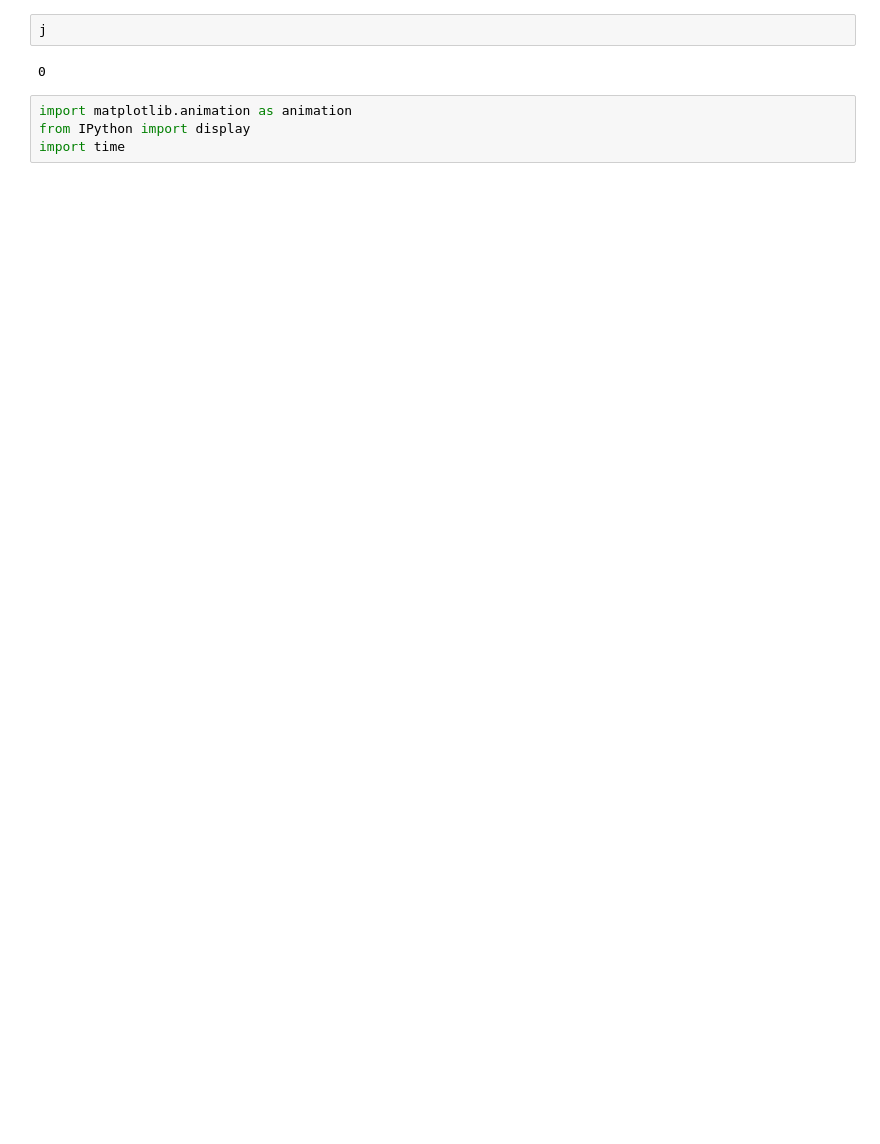
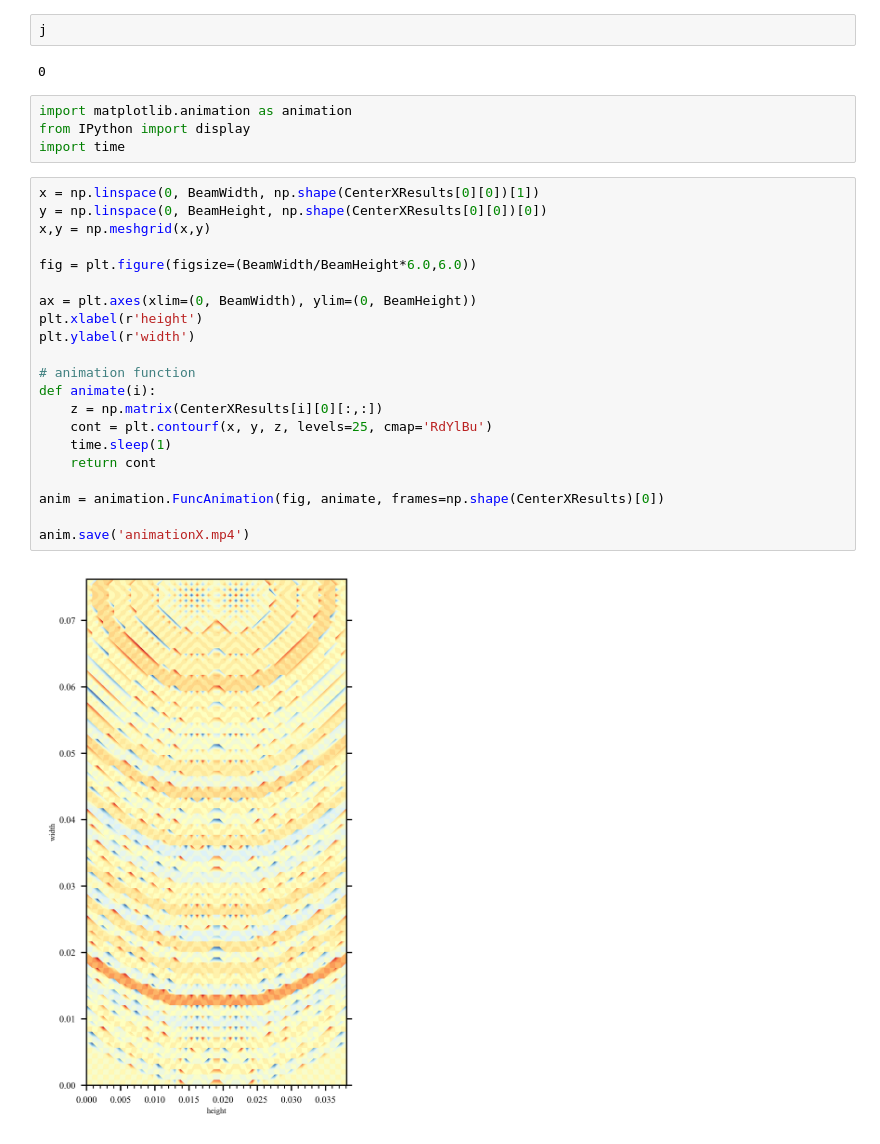
Before and after one commit to danchendrickson/Prospectus, a Jupyter notebook: EFIT/Self_EFIT.ipynb, the cells around one changed output. Drawn from its saved outputs; the diff is of its cells as text; blank space fills up the shorter version.

```diff
--- a/EFIT/Self_EFIT.ipynb
+++ b/EFIT/Self_EFIT.ipynb
@@ -576,4 +617,27 @@ j
 import matplotlib.animation as animation
 from IPython import display
 import time
+# %%
+x = np.linspace(0, BeamWidth, np.shape(CenterXResults[0][0])[1])
+y = np.linspace(0, BeamHeight, np.shape(CenterXResults[0][0])[0])
+x,y = np.meshgrid(x,y)
+
+fig = plt.figure(figsize=(BeamWidth/BeamHeight*6.0,6.0))
+
+ax = plt.axes(xlim=(0, BeamWidth), ylim=(0, BeamHeight))
+plt.xlabel(r'height')
+plt.ylabel(r'width')
+
+# animation function
+def animate(i):
+    z = np.matrix(CenterXResults[i][0][:,:])
+    cont = plt.contourf(x, y, z, levels=25, cmap='RdYlBu')
+    time.sleep(1)
+    return cont
+
+anim = animation.FuncAnimation(fig, animate, frames=np.shape(CenterXResults)[0])
+
+anim.save('animationX.mp4')
+# %% [output]
+[figure, added]
 # %%
```
Also changed, not shown: parts of 6 cells of this notebook, 4 other files.
